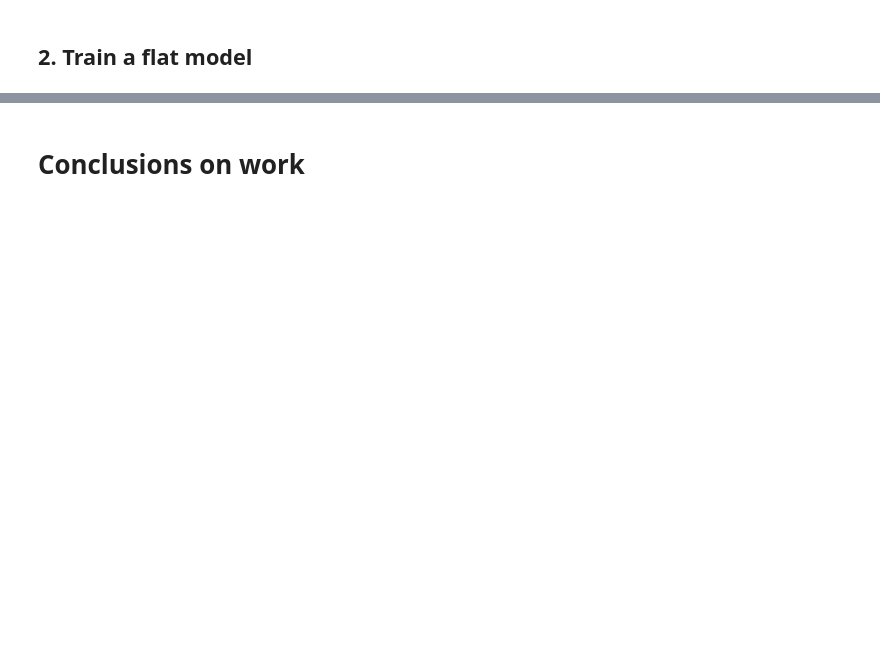
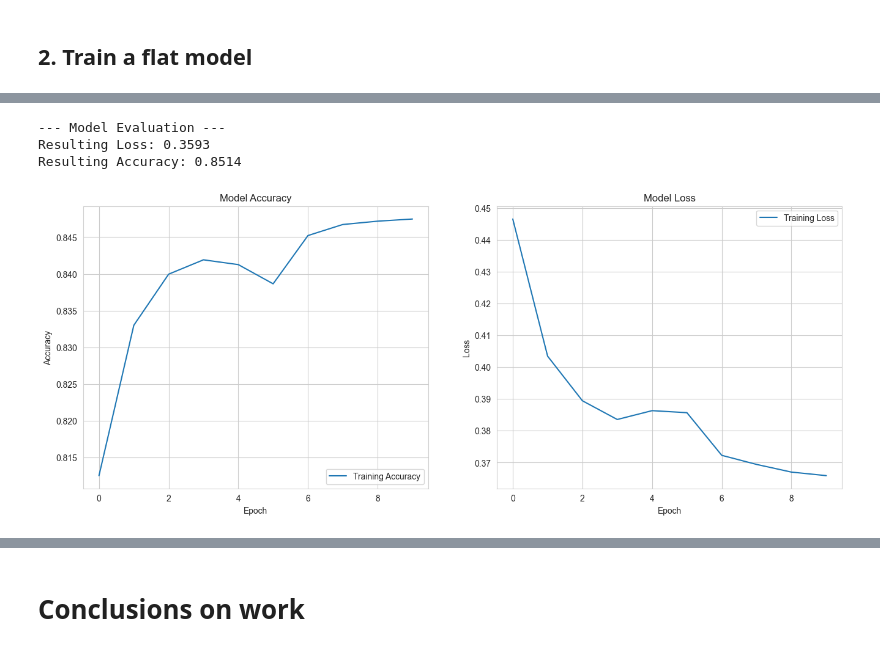
Before and after one commit to VolDonets/Neural_Networks_course, a Jupyter notebook: lap_works/lab_5/lab_5_ultrawide_vs_deep.ipynb, the cells around one changed output, grey strips where cells are left out. Saved outputs shown, nothing was run; the diff lists cells and outputs as text; code cells hidden in the pictures; blank space fills up the shorter version.

```diff
--- a/lap_works/lab_5/lab_5_ultrawide_vs_deep.ipynb
+++ b/lap_works/lab_5/lab_5_ultrawide_vs_deep.ipynb
@@ -221,0 +425,29 @@ ann_flat_model = keras.Sequential([
+# %%
+ann_deep_model = keras.Sequential([
+    # Input layer: specify the shape of our features (x0, x1 -> 2 features)
+    layers.InputLayer(shape=(2, )),
+
+    # TODO 7: BEGIN try as many inner layers as your need
+
+    # Hidden layer 1: N neurons
+    # TODO 4: set any number neurons in this layer
+    # TODO 5: try other activation functions
+    layers.Dense(100, activation="relu"),
+
+    # Hidden layer 2: M neurons
+    # TODO 4: set any number neurons in this layer
+    # TODO 5: try other activation functions
+    layers.Dense(100, activation="relu"),
+
+    # Hidden layer 3: K neurons
+    # TODO 4: set any number neurons in this layer
+    # TODO 5: try other activation functions
+    layers.Dense(100, activation="relu"),
+
+    # TODO 7: END of TODO
+
+    # Output layer: 2 neurons for prediction of 2 classes
+    layers.Dense(2, activation="softmax")
+])
+
+ann_deep_model.summary()
@@ -221,0 +470,13 @@ ann_flat_model = keras.Sequential([
+# %%
+ann_deep_model.compile(
+    optimizer="adam",
+    loss="sparse_categorical_crossentropy",
+    metrics=["accuracy"]
+)
+# %%
+history = ann_deep_model.fit(
+    df_img[["x0", "x1"]],
+    df_img["y"],
+    epochs=10,   # TODO 3: you can set number of epochs as big as you require
+    verbose=1,   # Show progress bars
+)
@@ -221,0 +504,14 @@ ann_flat_model = keras.Sequential([
+# %%
+_loss, _accuracy = ann_deep_model.evaluate(df_img[["x0", "x1"]], df_img["y"], verbose=0)
+
+print("--- Model Evaluation ---")
+print(f"Resulting Loss: {_loss:.4f}")
+print(f"Resulting Accuracy: {_accuracy:.4f}")
+# %% [output]
+--- Model Evaluation ---
+Resulting Loss: 0.3593
+Resulting Accuracy: 0.8514
+# %%
+plot_history(history)
+# %% [output]
+[figure, added]
```
Also changed, not shown: parts of 20 cells of this notebook.
